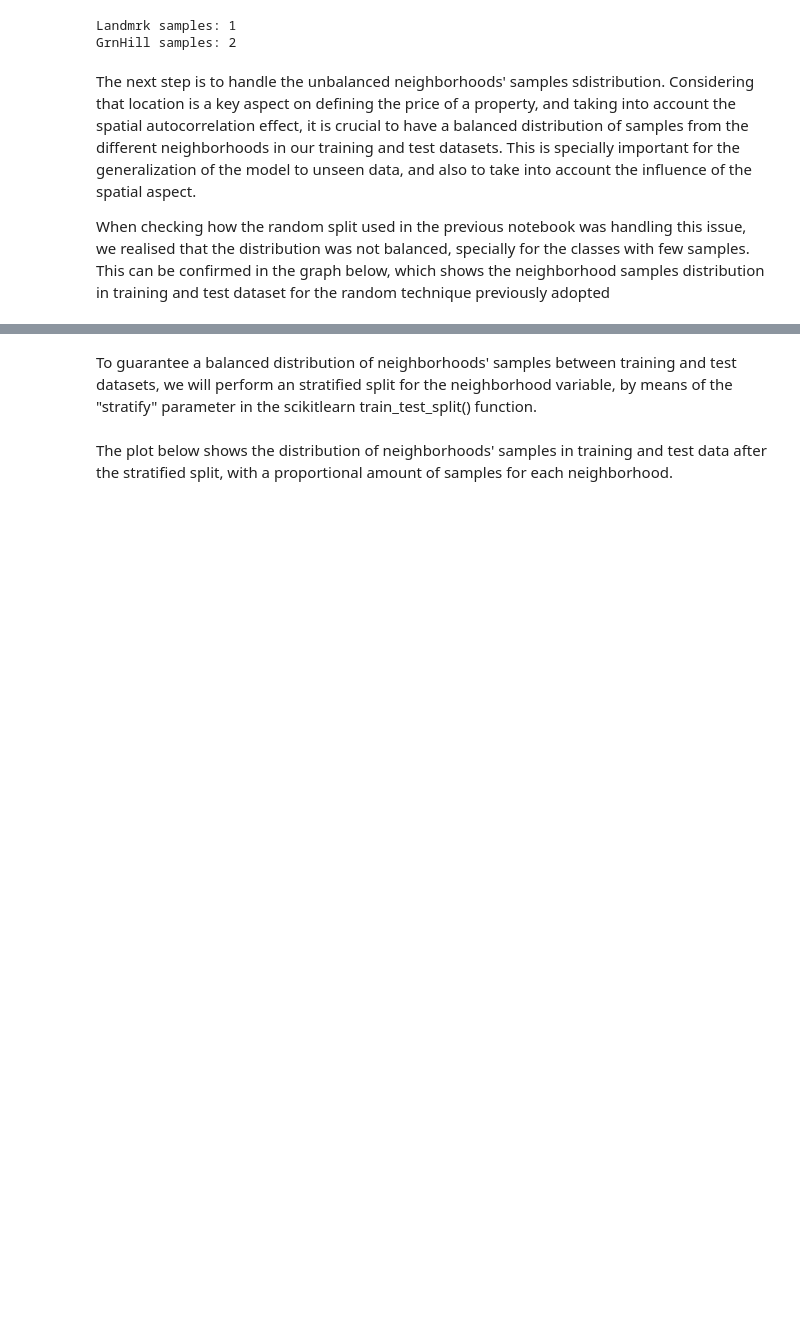
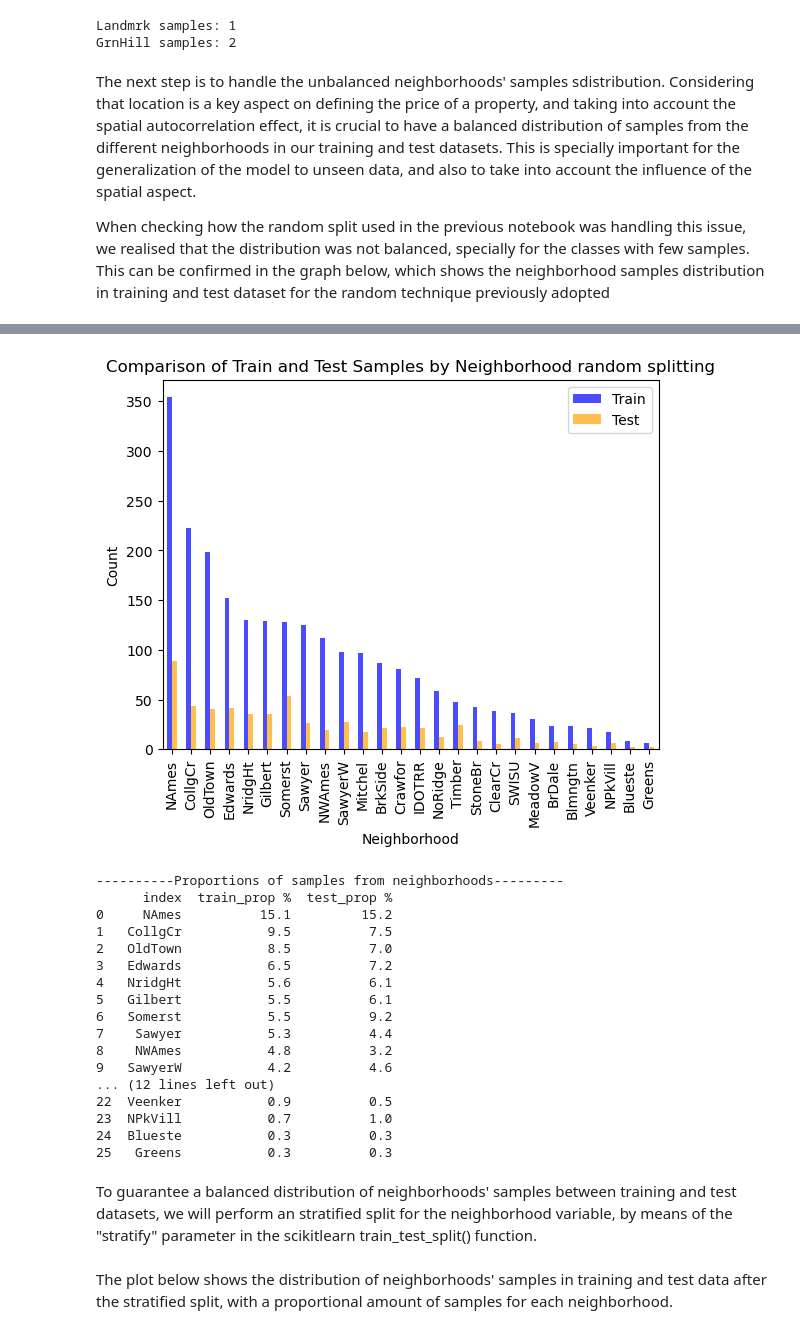
Before and after one commit to rajesvariparasa/ml-processing-pipeline-for-predicting-houseprices, a Jupyter notebook: Milestone-2-Regression.ipynb, the cells around one changed output, grey strips where cells are left out. Drawn from its saved outputs; the diff is of its cells as text; code cells hidden in the pictures; blank space fills up the shorter version.

```diff
--- a/Milestone-2-Regression.ipynb
+++ b/Milestone-2-Regression.ipynb
@@ -185,3 +188,50 @@ samples_neighb(data_train_prev, data_test_prev, technique='random')
+# %%
+# Function to plot double bar graphs to compare the distribution of neighborhoods in train and test sets
+def samples_neighb(data_train, data_test, technique):
+    # Count samples by neighborhood in train and test sets
+    train_counts = data_train['Neighborhood'].value_counts().reset_index()
+    test_counts = data_test['Neighborhood'].value_counts().reset_index()
+    # print(train_counts)
+
+    # Merge the counts based on the 'Neighborhood' column
+    combined_counts = pd.merge(train_counts, test_counts, on='index', how='outer')
+    # print(combined_counts)
+
+    # Plot
+    ax=combined_counts.plot(x='index', kind='bar', color=['blue', 'orange'], alpha=0.7)
+    plt.xlabel('Neighborhood')
+    plt.ylabel('Count')
+    plt.title(f'Comparison of Train and Test Samples by Neighborhood {technique} splitting')
+    plt.legend(["Train", "Test"])
+    plt.show()
+
+    # Propotions as percentages
+    combined_counts['train_prop %'] = round(combined_counts['Neighborhood_x'] *100/ combined_counts['Neighborhood_x'].sum(),1)
+    combined_counts['test_prop %'] = round(combined_counts['Neighborhood_y']*100 / combined_counts['Neighborhood_y'].sum(),1)
+    print('----------Proportions of samples from neighborhoods---------')
+    print(combined_counts[['index', 'train_prop %', 'test_prop %']])
+
+
+samples_neighb(data_train_prev, data_test_prev, technique='random')
+# %% [output]
+[figure, added]
+----------Proportions of samples from neighborhoods---------
+      index  train_prop %  test_prop %
+0     NAmes          15.1         15.2
+1   CollgCr           9.5          7.5
+2   OldTown           8.5          7.0
+3   Edwards           6.5          7.2
+4   NridgHt           5.6          6.1
+5   Gilbert           5.5          6.1
+6   Somerst           5.5          9.2
+7    Sawyer           5.3          4.4
+8    NWAmes           4.8          3.2
+9   SawyerW           4.2          4.6
+... (12 lines left out)
+22  Veenker           0.9          0.5
+23  NPkVill           0.7          1.0
+24  Blueste           0.3          0.3
+25   Greens           0.3          0.3
 # %% [markdown]
 To guarantee a balanced distribution of neighborhoods' samples between training and test datasets, we will perform an stratified split for the neighborhood variable, by means of the "stratify" parameter in the scikitlearn train_test_split() function.
 # %%
```
Also changed, not shown: parts of 13 cells of this notebook.
